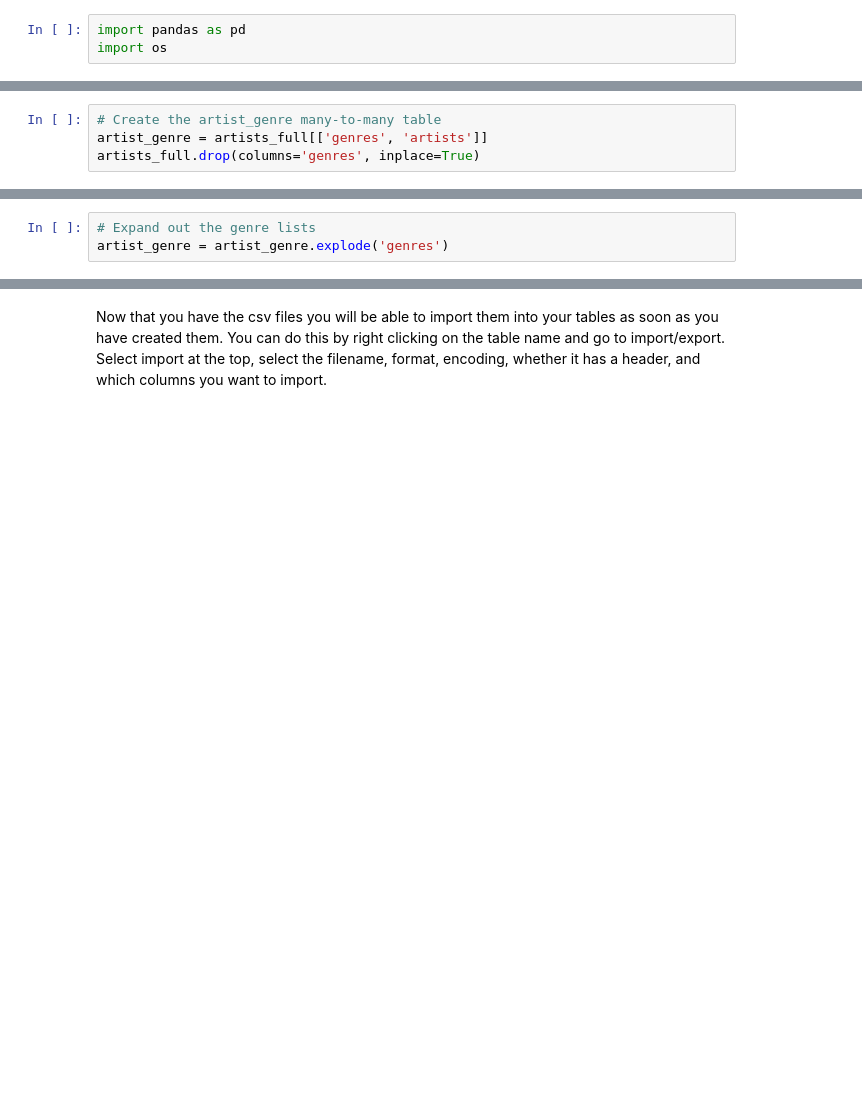
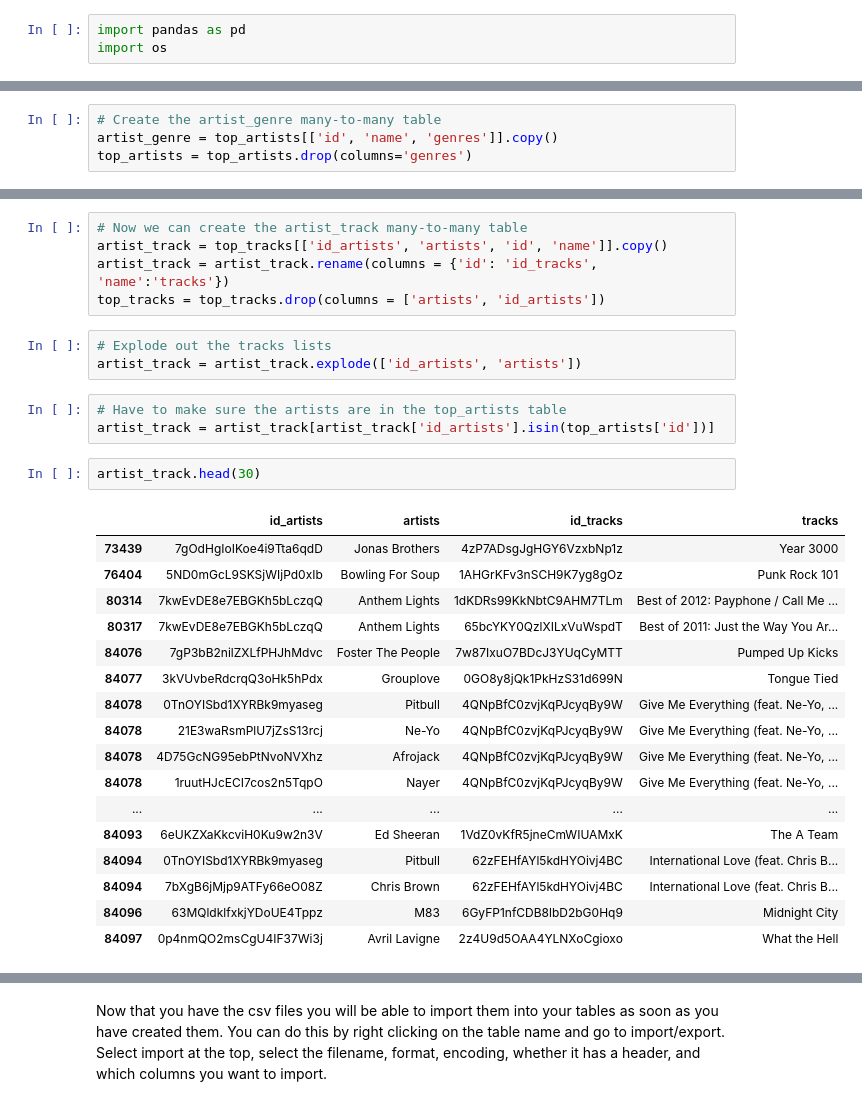
Before and after one commit to KevinKronk/sql-walkthrough-spotify, a Jupyter notebook: sql-walkthrough-spotify.ipynb, the cells around one changed output, grey strips where cells are left out. Cells and saved outputs as stored; diff of their text form; blank space fills up the shorter version.

```diff
--- a/sql-walkthrough-spotify.ipynb
+++ b/sql-walkthrough-spotify.ipynb
@@ -45,4 +96,4 @@ print(artists.shape, data_by_artists.shape, artists_full.shape)
 # %%
 # Create the artist_genre many-to-many table
-artist_genre = artists_full[['genres', 'artists']]
-artists_full.drop(columns='genres', inplace=True)
+artist_genre = top_artists[['id', 'name', 'genres']].copy()
+top_artists = top_artists.drop(columns='genres')
@@ -51,4 +121,32 @@ artist_genre.head()
+# %%
+# Now we can create the artist_track many-to-many table
+artist_track = top_tracks[['id_artists', 'artists', 'id', 'name']].copy()
+artist_track = artist_track.rename(columns = {'id': 'id_tracks', 'name':'tracks'})
+top_tracks = top_tracks.drop(columns = ['artists', 'id_artists'])
 # %%
-# Expand out the genre lists
-artist_genre = artist_genre.explode('genres')
+# Explode out the tracks lists
+artist_track = artist_track.explode(['id_artists', 'artists'])
+# %%
+# Have to make sure the artists are in the top_artists table
+artist_track = artist_track[artist_track['id_artists'].isin(top_artists['id'])]
+# %%
+artist_track.head(30)
+# %% [output]
+|  | id_artists | artists | id_tracks | tracks |
+| 73439 | 7gOdHgIoIKoe4i9Tta6qdD | Jonas Brothers | 4zP7ADsgJgHGY6VzxbNp1z | Year 3000 |
+| 76404 | 5ND0mGcL9SKSjWIjPd0xIb | Bowling For Soup | 1AHGrKFv3nSCH9K7yg8gOz | Punk Rock 101 |
+| 80314 | 7kwEvDE8e7EBGKh5bLczqQ | Anthem Lights | 1dKDRs99KkNbtC9AHM7TLm | Best of 2012: Payphone / Call Me ... |
+| 80317 | 7kwEvDE8e7EBGKh5bLczqQ | Anthem Lights | 65bcYKY0QzlXILxVuWspdT | Best of 2011: Just the Way You Ar... |
+| 84076 | 7gP3bB2nilZXLfPHJhMdvc | Foster The People | 7w87IxuO7BDcJ3YUqCyMTT | Pumped Up Kicks |
+| 84077 | 3kVUvbeRdcrqQ3oHk5hPdx | Grouplove | 0GO8y8jQk1PkHzS31d699N | Tongue Tied |
+| 84078 | 0TnOYISbd1XYRBk9myaseg | Pitbull | 4QNpBfC0zvjKqPJcyqBy9W | Give Me Everything (feat. Ne-Yo, ... |
+| 84078 | 21E3waRsmPlU7jZsS13rcj | Ne-Yo | 4QNpBfC0zvjKqPJcyqBy9W | Give Me Everything (feat. Ne-Yo, ... |
+| 84078 | 4D75GcNG95ebPtNvoNVXhz | Afrojack | 4QNpBfC0zvjKqPJcyqBy9W | Give Me Everything (feat. Ne-Yo, ... |
+| 84078 | 1ruutHJcECI7cos2n5TqpO | Nayer | 4QNpBfC0zvjKqPJcyqBy9W | Give Me Everything (feat. Ne-Yo, ... |
+| ... | ... | ... | ... | ... |
+| 84093 | 6eUKZXaKkcviH0Ku9w2n3V | Ed Sheeran | 1VdZ0vKfR5jneCmWIUAMxK | The A Team |
+| 84094 | 0TnOYISbd1XYRBk9myaseg | Pitbull | 62zFEHfAYl5kdHYOivj4BC | International Love (feat. Chris B... |
+| 84094 | 7bXgB6jMjp9ATFy66eO08Z | Chris Brown | 62zFEHfAYl5kdHYOivj4BC | International Love (feat. Chris B... |
+| 84096 | 63MQldklfxkjYDoUE4Tppz | M83 | 6GyFP1nfCDB8lbD2bG0Hq9 | Midnight City |
+| 84097 | 0p4nmQO2msCgU4IF37Wi3j | Avril Lavigne | 2z4U9d5OAA4YLNXoCgioxo | What the Hell |
 # %%
```
Also changed, not shown: parts of 33 cells of this notebook.
